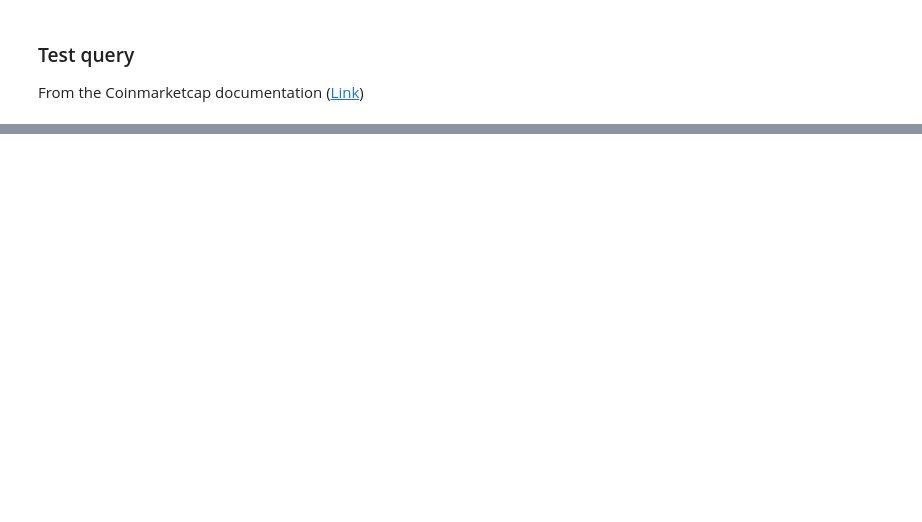
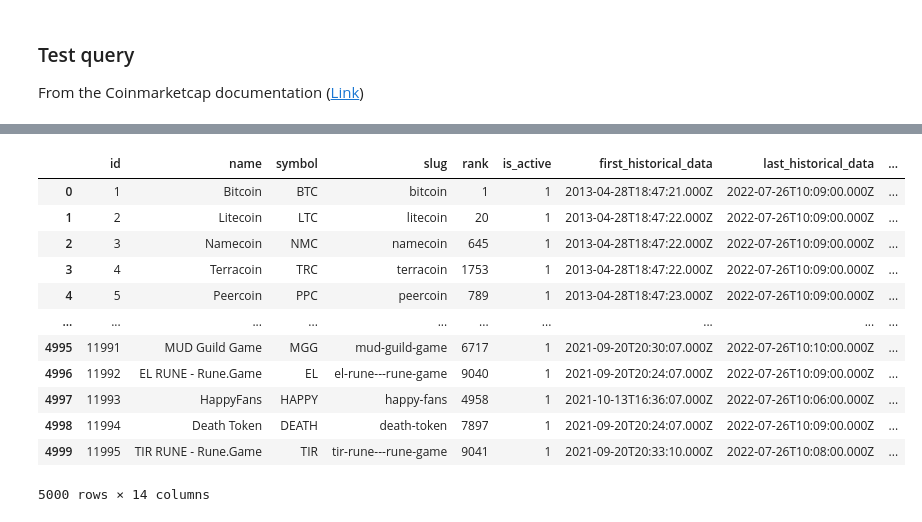
Before and after one commit to Filibustero/cryptocurrency-market-efficiency, a Jupyter notebook: Untitled-1.ipynb, the cells around one changed output, grey strips where cells are left out. Drawn from its saved outputs; the diff is of its cells as text; code cells hidden in the pictures; blank space fills up the shorter version.

Commit message:
entendiendo jsons

```diff
--- a/Untitled-1.ipynb
+++ b/Untitled-1.ipynb
@@ -18,7 +26,7 @@ url = 'https://sandbox-api.coinmarketcap.com/v1/cryptocurrency/listings/latest'
 parameters = {
   'start':'1',
   'limit':'5000',
-  'convert':'USD'
+  'convert':'EUR'
 }
 headers = {
   'Accepts': 'application/json',
@@ -38,0 +49,3 @@ except (ConnectionError, Timeout, TooManyRedirects) as e:
+# %%
+df = json_normalize(data, "data")
+df
@@ -38,0 +67,20 @@ except (ConnectionError, Timeout, TooManyRedirects) as e:
+# %%
+url = "https://pro-api.coinmarketcap.com/v1/cryptocurrency/map"
+parameters = {
+  'start':'1',
+  'limit':'5000'
+}
+headers = {
+  'Accepts': 'application/json',
+  'X-CMC_PRO_API_KEY': input('Introduce API key, do not share with anyone'),
+}
+
+session = Session()
+session.headers.update(headers)
+
+try:
+  response = session.get(url, params=parameters)
+  data = json.loads(response.text)
+  print(data)
+except (ConnectionError, Timeout, TooManyRedirects) as e:
+  print(e)
@@ -38,0 +89,17 @@ except (ConnectionError, Timeout, TooManyRedirects) as e:
+# %%
+  df = json_normalize(data, "data")
+  df
+# %% [output]
+|  | id | name | symbol | slug | rank | is_active | first_historical_data | last_historical_data | ... |
+| 0 | 1 | Bitcoin | BTC | bitcoin | 1 | 1 | 2013-04-28T18:47:21.000Z | 2022-07-26T10:09:00.000Z | ... |
+| 1 | 2 | Litecoin | LTC | litecoin | 20 | 1 | 2013-04-28T18:47:22.000Z | 2022-07-26T10:09:00.000Z | ... |
+| 2 | 3 | Namecoin | NMC | namecoin | 645 | 1 | 2013-04-28T18:47:22.000Z | 2022-07-26T10:09:00.000Z | ... |
+| 3 | 4 | Terracoin | TRC | terracoin | 1753 | 1 | 2013-04-28T18:47:22.000Z | 2022-07-26T10:09:00.000Z | ... |
+| 4 | 5 | Peercoin | PPC | peercoin | 789 | 1 | 2013-04-28T18:47:23.000Z | 2022-07-26T10:09:00.000Z | ... |
+| ... | ... | ... | ... | ... | ... | ... | ... | ... | ... |
+| 4995 | 11991 | MUD Guild Game | MGG | mud-guild-game | 6717 | 1 | 2021-09-20T20:30:07.000Z | 2022-07-26T10:10:00.000Z | ... |
+| 4996 | 11992 | EL RUNE - Rune.Game | EL | el-rune---rune-game | 9040 | 1 | 2021-09-20T20:24:07.000Z | 2022-07-26T10:09:00.000Z | ... |
+| 4997 | 11993 | HappyFans | HAPPY | happy-fans | 4958 | 1 | 2021-10-13T16:36:07.000Z | 2022-07-26T10:06:00.000Z | ... |
+| 4998 | 11994 | Death Token | DEATH | death-token | 7897 | 1 | 2021-09-20T20:24:07.000Z | 2022-07-26T10:09:00.000Z | ... |
+| 4999 | 11995 | TIR RUNE - Rune.Game | TIR | tir-rune---rune-game | 9041 | 1 | 2021-09-20T20:33:10.000Z | 2022-07-26T10:08:00.000Z | ... |
+5000 rows × 14 columns
```
Also changed, not shown: parts of 8 cells of this notebook, 1 other file.
